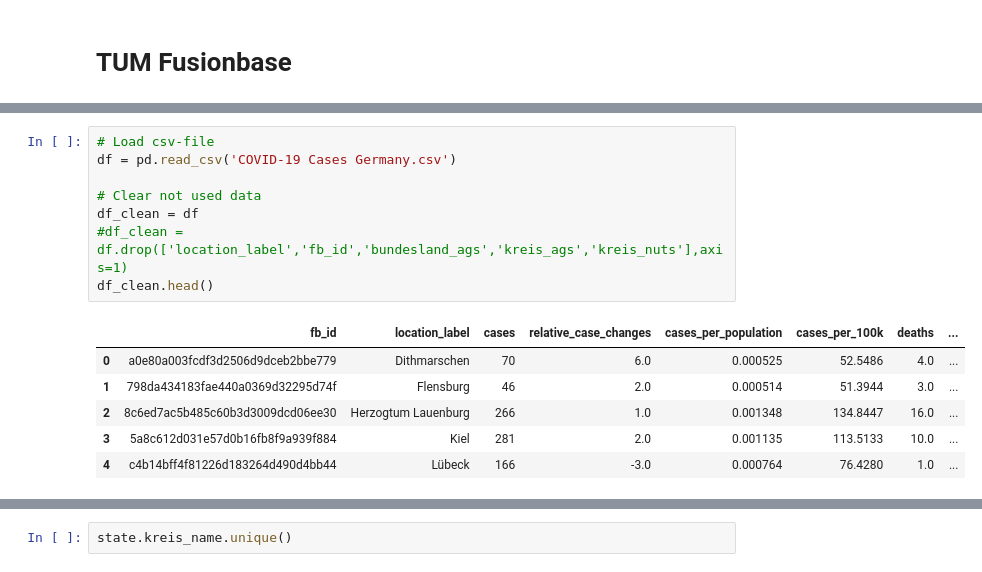
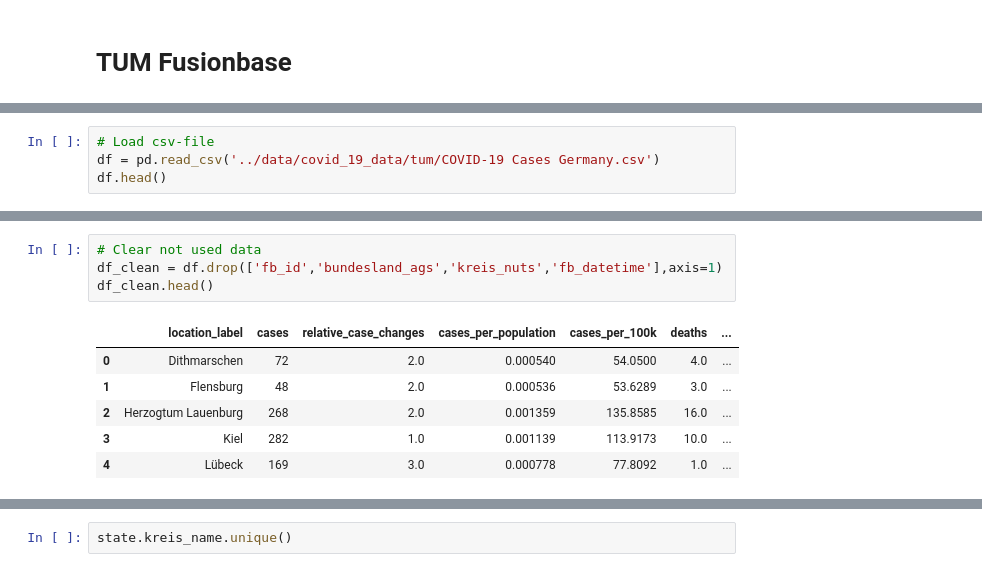
Before and after one commit to Yaccoub/Co-Tour, a Jupyter notebook: notebooks/COVID19_Explorative_Analysis.ipynb, the cells around one changed output, grey strips where cells are left out. Saved outputs shown, nothing was run; the diff lists cells and outputs as text.

```diff
--- a/notebooks/COVID19_Explorative_Analysis.ipynb
+++ b/notebooks/COVID19_Explorative_Analysis.ipynb
@@ -438 +463,5 @@ with open('COVID-19 Cases Germany.csv','wb') as file:
     file.write(response.text.encode('utf8'))
+# %%
+# Load csv-file
+df = pd.read_csv('../data/covid_19_data/tum/COVID-19 Cases Germany.csv')
+df.head()
@@ -439,17 +475,13 @@ with open('COVID-19 Cases Germany.csv','wb') as file:
 # %%
-# Load csv-file
-df = pd.read_csv('COVID-19 Cases Germany.csv')
-
 # Clear not used data
-df_clean = df
-#df_clean = df.drop(['location_label','fb_id','bundesland_ags','kreis_ags','kreis_nuts'],axis=1)
+df_clean = df.drop(['fb_id','bundesland_ags','kreis_nuts','fb_datetime'],axis=1)
 df_clean.head()
 # %% [output]
-|  | fb_id | location_label | cases | relative_case_changes | cases_per_population | cases_per_100k | deaths | ... |
-| 0 | a0e80a003fcdf3d2506d9dceb2bbe779 | Dithmarschen | 70 | 6.0 | 0.000525 | 52.5486 | 4.0 | ... |
-| 1 | 798da434183fae440a0369d32295d74f | Flensburg | 46 | 2.0 | 0.000514 | 51.3944 | 3.0 | ... |
-| 2 | 8c6ed7ac5b485c60b3d3009dcd06ee30 | Herzogtum Lauenburg | 266 | 1.0 | 0.001348 | 134.8447 | 16.0 | ... |
-| 3 | 5a8c612d031e57d0b16fb8f9a939f884 | Kiel | 281 | 2.0 | 0.001135 | 113.5133 | 10.0 | ... |
-| 4 | c4b14bff4f81226d183264d490d4bb44 | Lübeck | 166 | -3.0 | 0.000764 | 76.4280 | 1.0 | ... |
+|  | location_label | cases | relative_case_changes | cases_per_population | cases_per_100k | deaths | ... |
+| 0 | Dithmarschen | 72 | 2.0 | 0.000540 | 54.0500 | 4.0 | ... |
+| 1 | Flensburg | 48 | 2.0 | 0.000536 | 53.6289 | 3.0 | ... |
+| 2 | Herzogtum Lauenburg | 268 | 2.0 | 0.001359 | 135.8585 | 16.0 | ... |
+| 3 | Kiel | 282 | 1.0 | 0.001139 | 113.9173 | 10.0 | ... |
+| 4 | Lübeck | 169 | 3.0 | 0.000778 | 77.8092 | 1.0 | ... |
 # %%
 # Shape of the dataset
```
Also changed, not shown: parts of 116 cells of this notebook, 17 other files.
